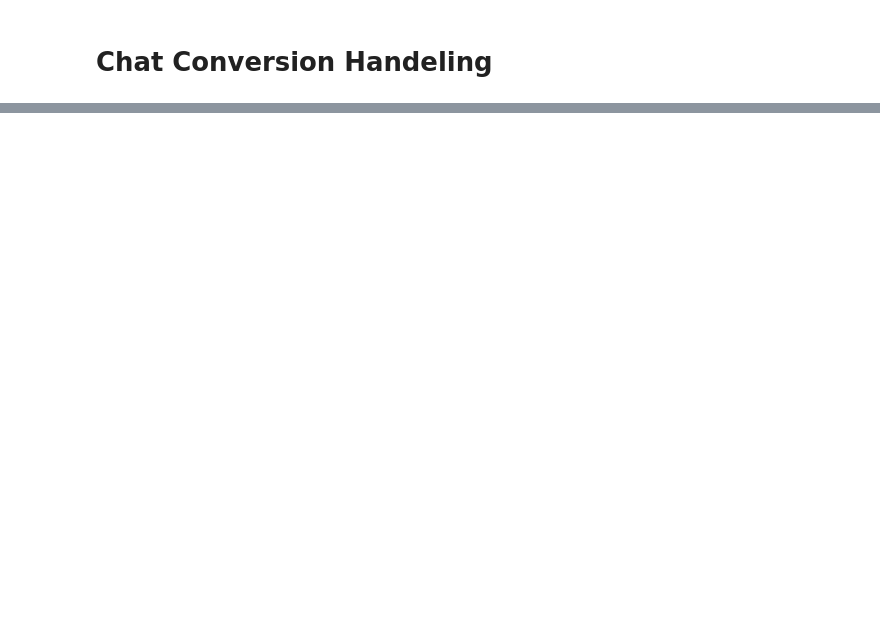
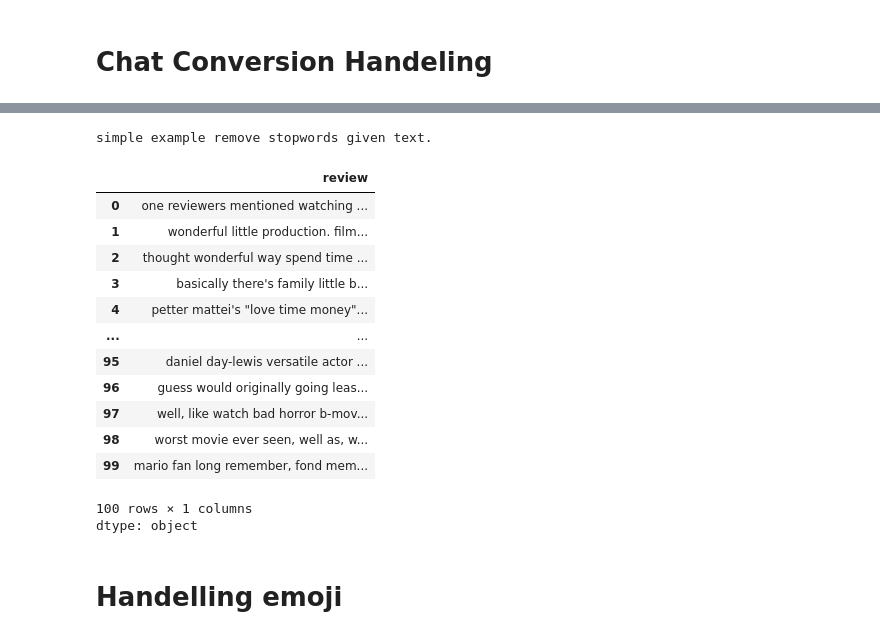
Before and after one commit to KaustubhKaushik26/GEN-AI, a Jupyter notebook: TextProcessing.ipynb, the cells around one changed output, grey strips where cells are left out. Drawn from its saved outputs; the diff is of its cells as text; code cells hidden in the pictures; blank space fills up the shorter version.

```diff
--- a/TextProcessing.ipynb
+++ b/TextProcessing.ipynb
@@ -180,0 +201,12 @@ chat_words = {
+# %%
+from textblob import TextBlob
+
+def correct_spelling(text):
+    blob = TextBlob(text)
+    corrected_text = blob.correct()  # Spelling correction
+    return corrected_text
+
+# 🔹 Example Usage
+text = "I am lerning Machne Learning frm a gud sorce."
+corrected_text = correct_spelling(text)
+print(corrected_text)
@@ -180,0 +247,11 @@ chat_words = {
+# %%
+import nltk
+from nltk.corpus import stopwords
+
+# 🔹 Pehle stopwords download karna hoga (Ek bar chalana padega)
+nltk.download('stopwords')
+
+def remove_stopwords(text):
+    stop_words = set(stopwords.words('english'))  # Stopwords ko set me rakhna fast hota hai
+    new_text = [w for w in text.split() if w.lower() not in stop_words]  # Lowercase compare
+    return " ".join(new_text)  # Proper spacing maintain karne ke liye join with " "
@@ -180,0 +261,27 @@ chat_words = {
+# %%
+# 🔹 Example Usage
+text = "This is a simple example to remove stopwords from a given text."
+clean_text = remove_stopwords(text)
+print(clean_text)
+# %% [output]
+simple example remove stopwords given text.
+# %%
+df['review'] = df['review'].apply(remove_stopwords)
+df['review']
+# %% [output]
+|  | review |
+| 0 | one reviewers mentioned watching ... |
+| 1 | wonderful little production. film... |
+| 2 | thought wonderful way spend time ... |
+| 3 | basically there's family little b... |
+| 4 | petter mattei's "love time money"... |
+| ... | ... |
+| 95 | daniel day-lewis versatile actor ... |
+| 96 | guess would originally going leas... |
+| 97 | well, like watch bad horror b-mov... |
+| 98 | worst movie ever seen, well as, w... |
+| 99 | mario fan long remember, fond mem... |
+100 rows × 1 columns
+dtype: object
+# %% [markdown]
+# Handelling emoji
```
Also changed, not shown: parts of 33 cells of this notebook.
